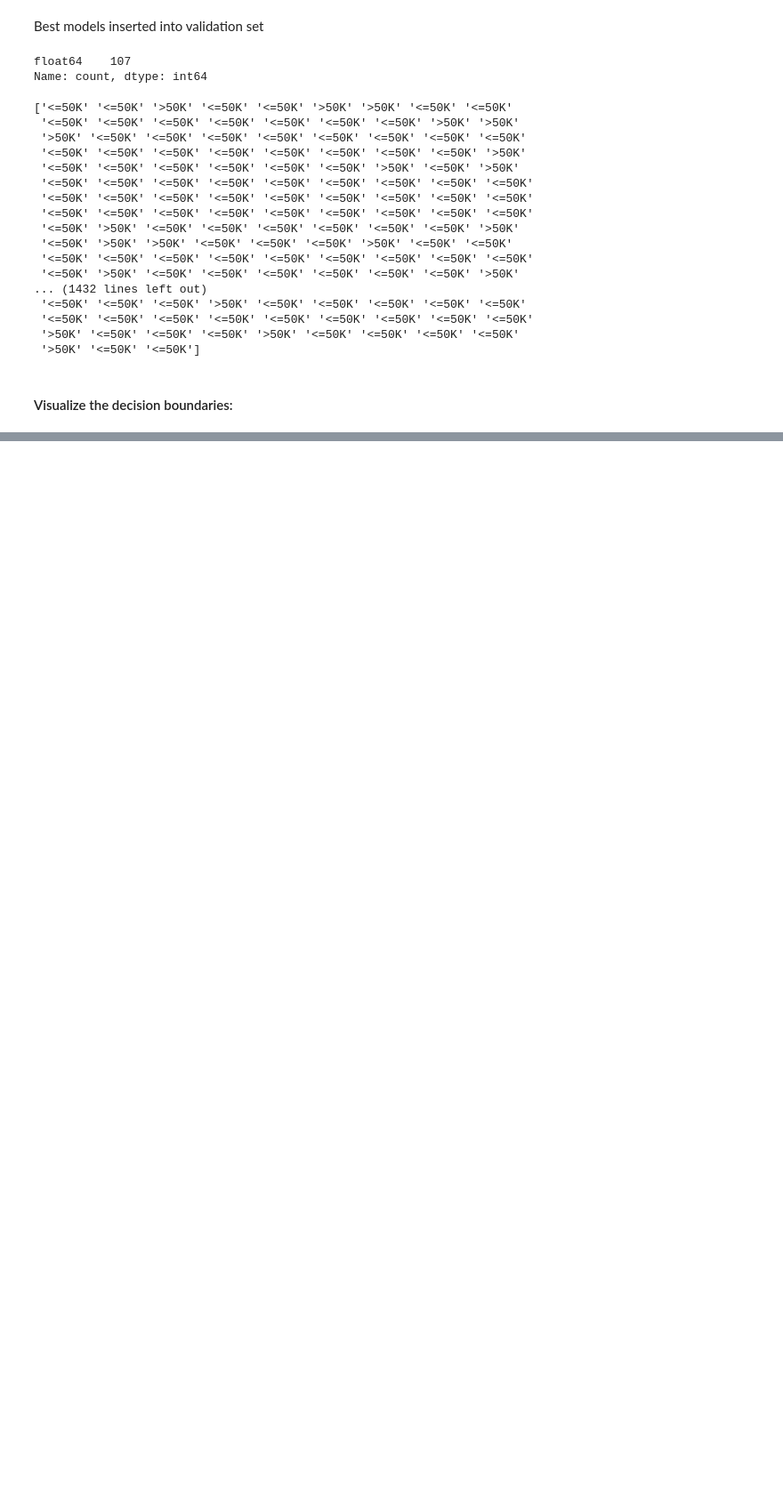
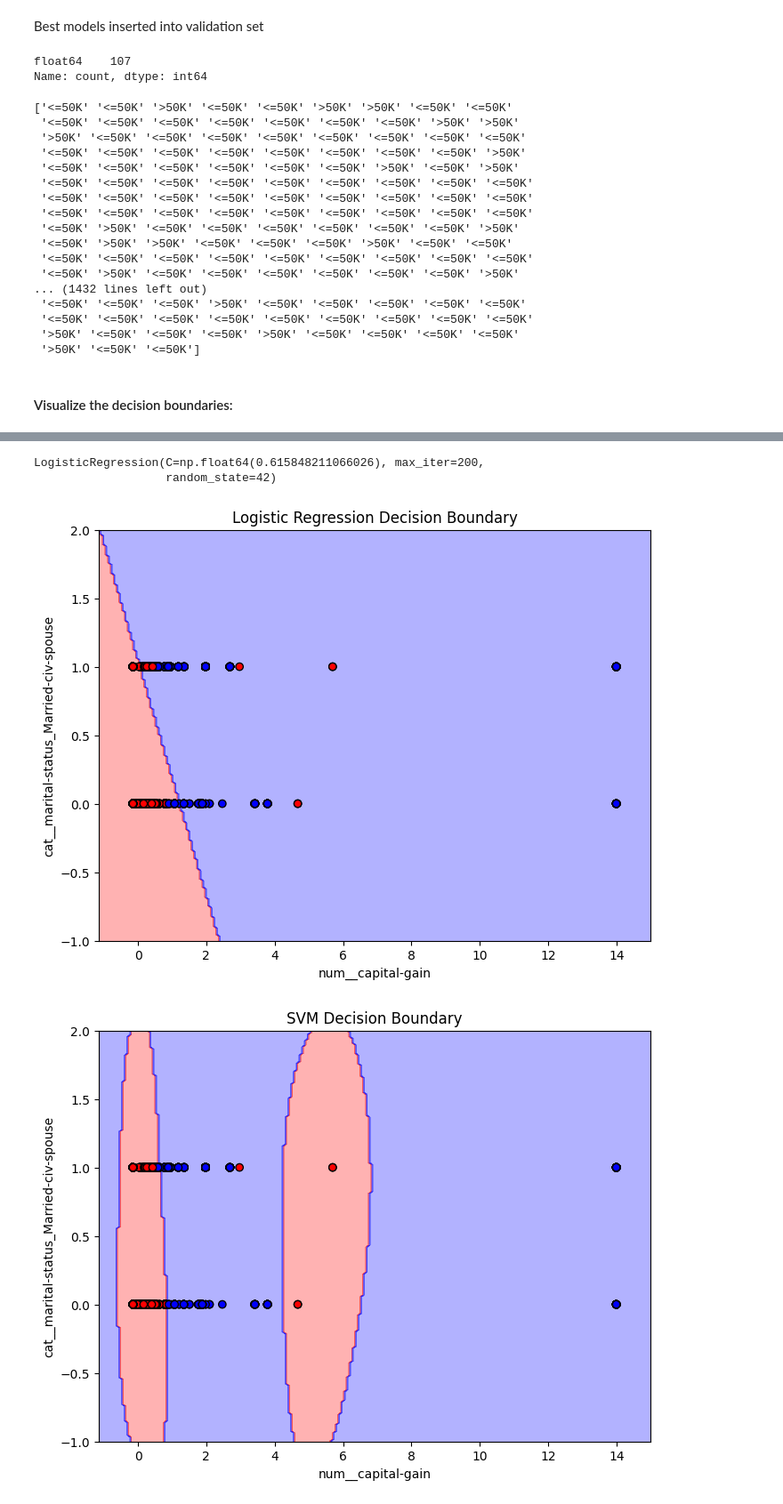
Before and after one commit to cmorris01/project1-foundations_of_classification_algorithms, a Jupyter notebook: notebooks/main.ipynb, the cells around one changed output, grey strips where cells are left out. Shown at 89% size. Cells and saved outputs as stored; diff of their text form; code cells hidden in the pictures; blank space fills up the shorter version.

Commit message:
Final Changes with good decision boundarys and output validation files

```diff
--- a/notebooks/main.ipynb
+++ b/notebooks/main.ipynb
@@ -372,0 +407,22 @@ print(processed_validation_set.columns.tolist())
+# %%
+#Finding the best two features to visualize
+# Assuming X_train_processed is a DataFrame (if not, wrap it with pd.DataFrame)
+feature_names = X_train_processed.columns
+
+# Get absolute values of coefficients
+coefs = np.abs(best_modelLR.coef_[0])
+
+# Put them into a DataFrame for clarity
+coef_df = pd.DataFrame({
+    "feature": feature_names,
+    "coefficient": best_modelLR.coef_[0],
+    "abs_coeff": coefs
+})
+
+# Sort by absolute coefficient size
+coef_df = coef_df.sort_values(by="abs_coeff", ascending=False)
+print(coef_df.head(10))
+
+
+best_two = coef_df.head(2)["feature"].tolist()
+print("Best two features:", best_two)
@@ -372,0 +442,26 @@ print(processed_validation_set.columns.tolist())
+# %%
+X_train_best2 = X_train_processed[best_two]
+X_test_best2 = X_test_processed[best_two]
+y_train_best2 = y_train
+model_best2 = LogisticRegression(C=grid_searchLR.best_params_['C'], solver='lbfgs', random_state=42, max_iter=200)
+model_best2.fit(X_train_best2, y_train)
+# %% [output]
+LogisticRegression(C=np.float64(0.615848211066026), max_iter=200,
+                   random_state=42)
+# %%
+# Refit logistic regression on just these two
+model_bestLR = LogisticRegression(C=grid_searchLR.best_params_['C'],
+                                 solver='lbfgs',
+                                 random_state=42,
+                                 max_iter=200)
+model_bestLR.fit(X_train_best2, y_train_best2)
+
+model_bestSVM = SVC(C=grid_searchSVC.best_params_['C'], gamma='scale',
+                    kernel='rbf')
+model_bestSVM.fit(X_train_best2, y_train_best2)
+# Plot decision boundary
+plot_decision_boundaries_2D(X_train_best2, y_train_best2, model_bestLR, best_two, title="Logistic Regression Decision Boundary")
+plot_decision_boundaries_2D(X_train_best2, y_train_best2,model_bestSVM, best_two, title= "SVM Decision Boundary")
+# %% [output]
+[figure, added]
+[figure, added]
```
Also changed, not shown: parts of 6 cells of this notebook, 2 other files.
